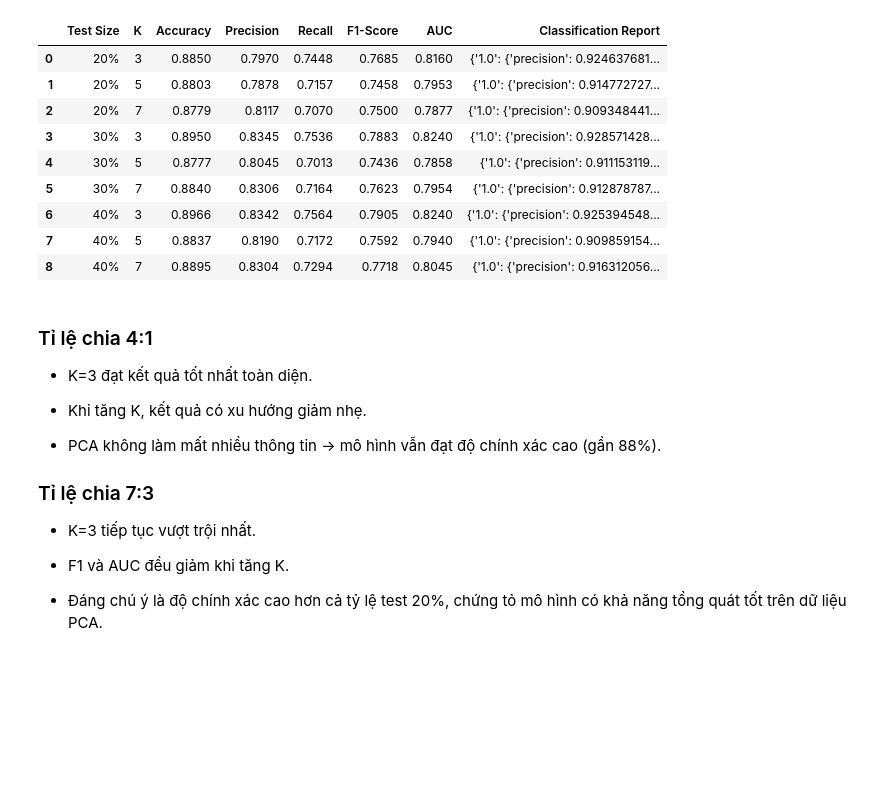
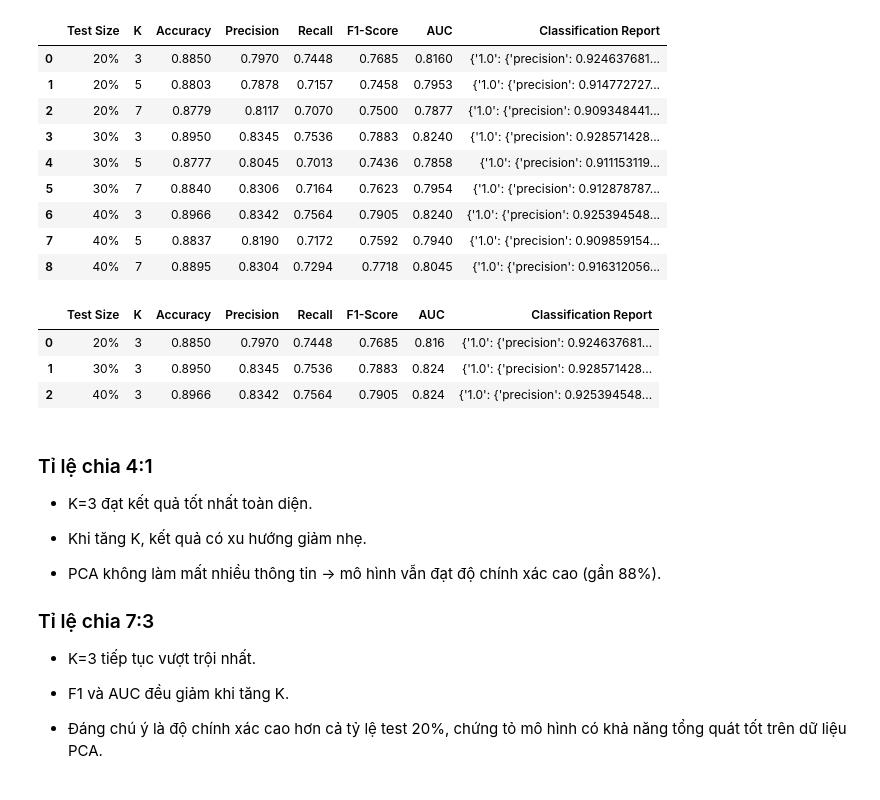
Before and after one commit to VuVanTien03/machine-learning, a Jupyter notebook: notebook/model/knn.ipynb, the cells around one changed output. Saved outputs shown, nothing was run; the diff lists cells and outputs as text; code cells hidden in the pictures; blank space fills up the shorter version.

```diff
--- a/notebook/model/knn.ipynb
+++ b/notebook/model/knn.ipynb
@@ -185,6 +193,14 @@ display(result_pca)
 | 6 | 40% | 3 | 0.8966 | 0.8342 | 0.7564 | 0.7905 | 0.8240 | {'1.0': {'precision': 0.925394548... |
 | 7 | 40% | 5 | 0.8837 | 0.8190 | 0.7172 | 0.7592 | 0.7940 | {'1.0': {'precision': 0.909859154... |
 | 8 | 40% | 7 | 0.8895 | 0.8304 | 0.7294 | 0.7718 | 0.8045 | {'1.0': {'precision': 0.916312056... |
+# %%
+result_k3_pca = run_knn_experiment("../../data/dimension_reduction/pca/pca_all.csv", Ks=[3])
+display(result_k3_pca)
+# %% [output]
+|  | Test Size | K | Accuracy | Precision | Recall | F1-Score | AUC | Classification Report |
+| 0 | 20% | 3 | 0.8850 | 0.7970 | 0.7448 | 0.7685 | 0.816 | {'1.0': {'precision': 0.924637681... |
+| 1 | 30% | 3 | 0.8950 | 0.8345 | 0.7536 | 0.7883 | 0.824 | {'1.0': {'precision': 0.928571428... |
+| 2 | 40% | 3 | 0.8966 | 0.8342 | 0.7564 | 0.7905 | 0.824 | {'1.0': {'precision': 0.925394548... |
 # %% [markdown]
 ### Tỉ lệ chia 4:1
 - K=3 đạt kết quả tốt nhất toàn diện.
```
Also changed, not shown: parts of 2 cells of this notebook, 1 other file.
